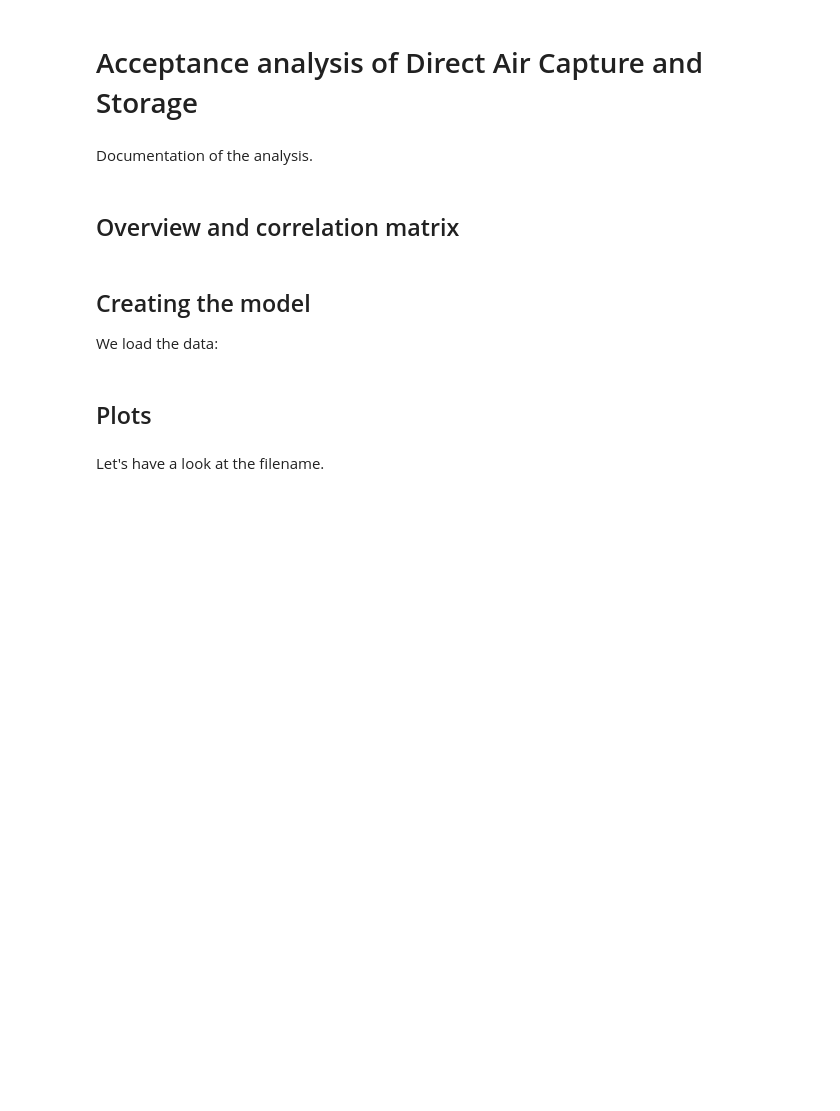
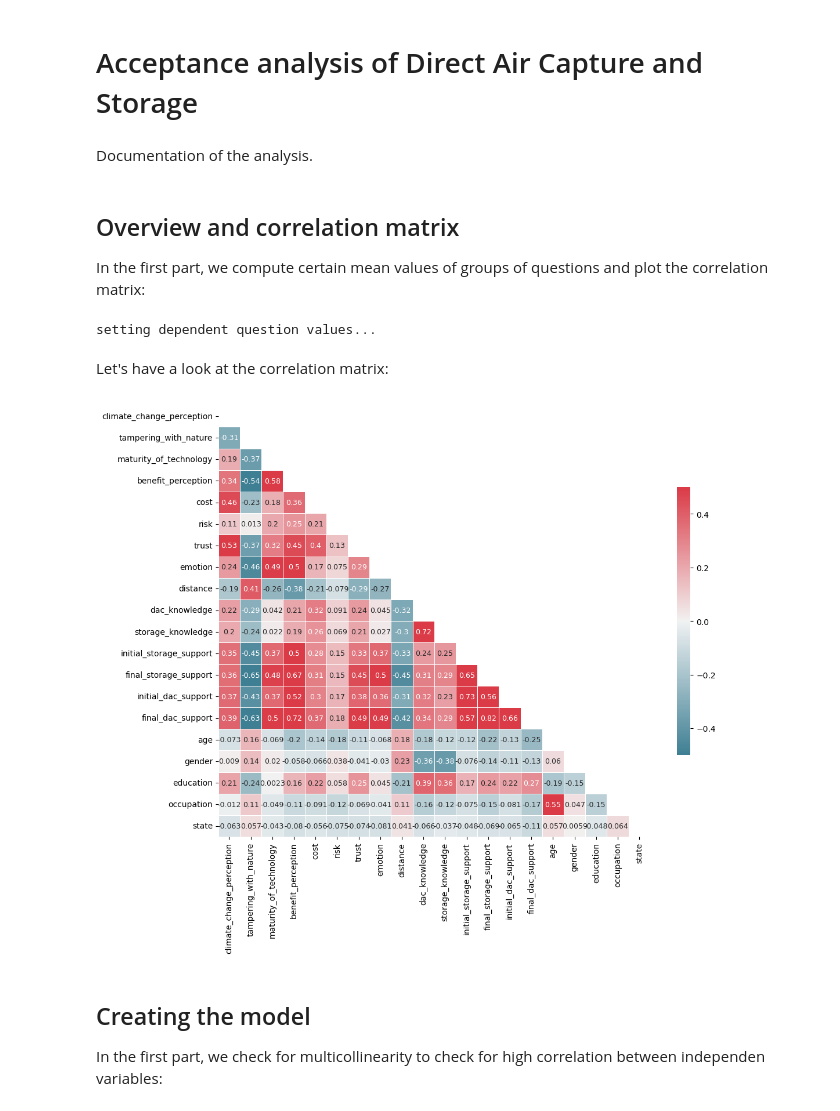
Before and after one commit to climate-service-center/dacstore, a Jupyter notebook: docs/model.ipynb, the cells around one changed output. Drawn from its saved outputs; the diff is of its cells as text; code cells hidden in the pictures; blank space fills up the shorter version.

```diff
--- a/docs/model.ipynb
+++ b/docs/model.ipynb
@@ -4,7 +4,10 @@
 Documentation of the analysis.
 # %% [markdown]
 ## Overview and correlation matrix
+
+In the first part, we compute certain mean values of groups of questions and plot the correlation matrix:
 # %%
+import numpy as np
 from dacstore.utils import get_data, ensure_floats, get_data
 from dacstore.config import encoding, replacer, weighting_groups, analyze_cols
 from dacstore.dac_analysis import compute_group_averages, set_no_knowledge_to_neutral
@@ -13,9 +16,9 @@ import matplotlib.pyplot as plt
 
 cols = [
     "climate_change_perception",
-    "tampering",
-    "maturity",
-    "benefit",
+    "tampering_with_nature",
+    "maturity_of_technology",
+    "benefit_perception",
     "cost",
     "risk",
     "trust",
@@ -34,9 +37,6 @@ cols = [
     "state",
 ]
 
-
-y_col = "final_dac_support"
-
 independent = [
     "final_dac_support",
     "final_storage_support",
@@ -54,6 +54,7 @@ def create_numeric_data(df):
 
 
 # we work here with the original column names, no translation
+# also, we replace no knowledge with neutral answers and drop invalid entries
 df = get_data(
     source="../data/data.csv",
     drop=True,
@@ -66,18 +67,55 @@ df = get_data(
 # an invalid entry (completed but more than 24hr completion time)
 df = df.drop(91621021)
 
+# numerica data is created by replacing likert scales with numeric values
+# and creating group averages for the weighting groups to create categorical data
 df = create_numeric_data(df)
 df = df[weighting_groups.keys()]
 df = df[~df.isna().any(axis=1)]
 df = df[cols]
 
-fig, ax = plt.subplots(figsize=(12, 12))
-sns.heatmap(df.corr(), annot=True, cmap="coolwarm", ax=ax, annot_kws={"fontsize": 9})
+# we need to drop the dependent variables from the independent variables
+X = df[[c for c in df.columns if c not in independent]]
+# %% [output]
+setting dependent question values...
+# %% [markdown]
+Let's have a look at the correlation matrix:
+# %%
+# Create the correlation matrix
+corr = df.corr()
+
+# Generate a mask for the upper triangle; True = do NOT show
+mask = np.zeros_like(corr, dtype=np.bool)
+mask[np.triu_indices_from(mask)] = True
+
+# Set up the matplotlib figure
+f, ax = plt.subplots(figsize=(12, 12))
+
+# Generate a custom diverging colormap
+cmap = sns.diverging_palette(220, 10, as_cmap=True)
+
+# Draw the heatmap with the mask and correct aspect ratio
+# More details at https://seaborn.pydata.org/generated/seaborn.heatmap.html
+sns.heatmap(
+    corr,  # The data to plot
+    mask=mask,  # Mask some cells
+    cmap=cmap,  # What colors to plot the heatmap as
+    annot=True,  # Should the values be plotted in the cells?
+    vmax=0.5,  # The maximum value of the legend. All higher vals will be same color
+    vmin=-0.5,  # The minimum value of the legend. All lower vals will be same color
+    center=0,  # The center value of the legend. With divergent cmap, where white is
+    square=True,  # Force cells to be square
+    linewidths=0.5,  # Width of lines that divide cells
+    cbar_kws={
+        "shrink": 0.5
+    },  # Extra kwargs for the legend; in this case, shrink by 50%
+    annot_kws={"fontsize": 9},
+)
+
+f.savefig("../figs/correlation_matrix.png")
+# %% [output]
+[figure, added]
 # %% [markdown]
 ## Creating the model
 
-We load the data:
+In the first part, we check for multicollinearity to check for high correlation between independen variables:
-# %% [markdown]
-## Plots
-# %% [markdown]
-Let's have a look at the filename.
```
Also changed, not shown: parts of 6 cells of this notebook, 3 other files.
